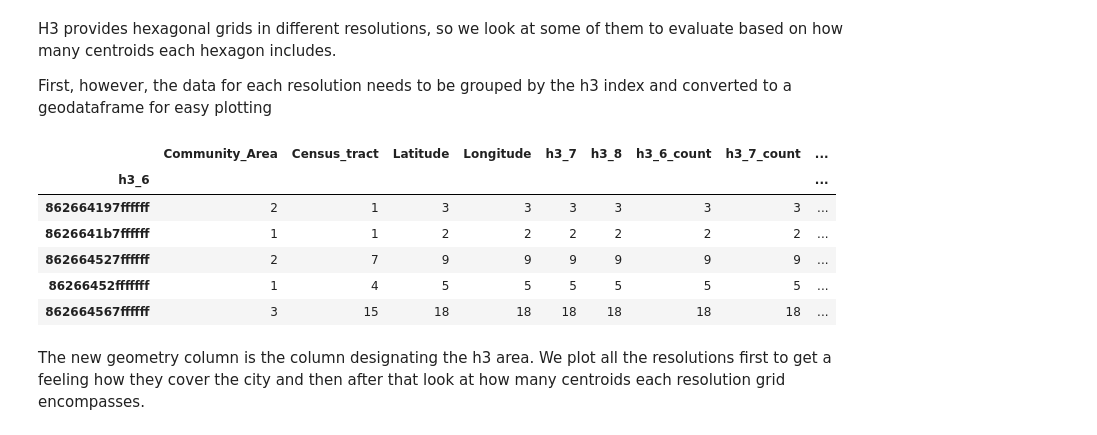
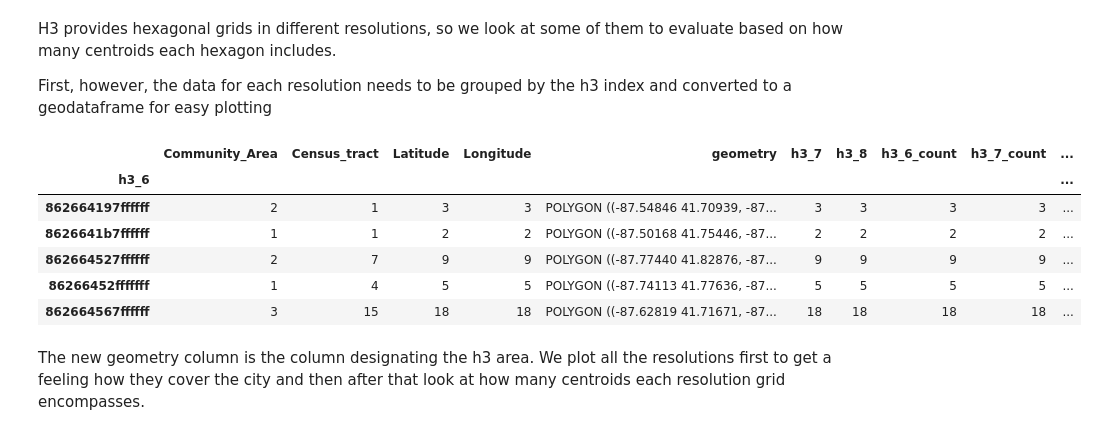
Before and after one commit to DominikH33/AAA-2023, a Jupyter notebook: 1_data_preperation.ipynb, the cells around one changed output. Saved outputs shown, nothing was run; the diff lists cells and outputs as text; code cells hidden in the pictures.

```diff
--- a/1_data_preperation.ipynb
+++ b/1_data_preperation.ipynb
@@ -210,0 +214,3 @@ marker_map
+# %%
+community_areas_geojson = gpd.read_file(f"{file_path}chicago_community_areas.geojson")
+community_areas_geojson.plot()
@@ -210,0 +220,3 @@ marker_map
+# %%
+census_tracts_geojson = gpd.read_file(f"{file_path}chicago_census_tracts.geojson")
+census_tracts_geojson.plot()
@@ -210,0 +255,5 @@ marker_map
+# %%
+geographic_data = community_centroids.merge(right=census_tracts_geojson.astype({"geoid10" : "float"})[["geoid10", "geometry"]], how="left", left_on="Census_tract", right_on="geoid10")
+geographic_data.update(community_centroids.merge(right=community_areas_geojson.astype({"area_num_1" : "float"}), how="left", left_on="Community_Area", right_on="area_num_1"),)
+geographic_data.drop("geoid10", axis=1, inplace=True)
+geographic_data
@@ -232,6 +283,6 @@ community_centroids
 # %%
-community_centroids["h3_6"] = community_centroids.apply(lambda x: h3.geo_to_h3(x.Latitude, x.Longitude, resolution=6), axis=1)
-community_centroids["h3_7"] = community_centroids.apply(lambda x: h3.geo_to_h3(x.Latitude, x.Longitude, resolution=7), axis=1)
-community_centroids["h3_8"] = community_centroids.apply(lambda x: h3.geo_to_h3(x.Latitude, x.Longitude, resolution=8), axis=1)
-community_centroids
+geographic_data["h3_6"] = geographic_data.apply(lambda x: h3.geo_to_h3(x.Latitude, x.Longitude, resolution=6), axis=1)
+geographic_data["h3_7"] = geographic_data.apply(lambda x: h3.geo_to_h3(x.Latitude, x.Longitude, resolution=7), axis=1)
+geographic_data["h3_8"] = geographic_data.apply(lambda x: h3.geo_to_h3(x.Latitude, x.Longitude, resolution=8), axis=1)
+geographic_data
 # %% [output]
@@ -253,28 +304,28 @@ H3 provides hexagonal grids in different resolutions, so we look at some of them
 
 First, however, the data for each resolution needs to be grouped by the h3 index and converted to a geodataframe for easy plotting
 # %%
-h3_centroids = community_centroids.copy()
-h3_centroids["h3_6_count"] = community_centroids["h3_6"]
-h3_centroids["h3_7_count"] = community_centroids["h3_7"]
-h3_centroids["h3_8_count"] = community_centroids["h3_8"]
+h3_centroids = geographic_data.copy()
+h3_centroids["h3_6_count"] = geographic_data["h3_6"]
+h3_centroids["h3_7_count"] = geographic_data["h3_7"]
+h3_centroids["h3_8_count"] = geographic_data["h3_8"]
 h3_centroids_6 = h3_centroids.groupby("h3_6").count()
 h3_centroids_7 = h3_centroids.groupby("h3_7").count()
 h3_centroids_8 = h3_centroids.groupby("h3_8").count()
 h3_centroids_geo_6 = pd.DataFrame(h3_centroids_6).h3.h3_to_geo_boundary()
 h3_centroids_geo_7 = pd.DataFrame(h3_centroids_7).h3.h3_to_geo_boundary()
 h3_centroids_geo_8 = pd.DataFrame(h3_centroids_8).h3.h3_to_geo_boundary()
 h3_centroids_geo_6["index"] = h3_centroids_geo_6.reset_index().index
 h3_centroids_geo_7["index"] = h3_centroids_geo_7.reset_index().index
 h3_centroids_geo_8["index"] = h3_centroids_geo_8.reset_index().index
 h3_centroids_geo_6.head(5)
 # %% [output]
-|  | Community_Area | Census_tract | Latitude | Longitude | h3_7 | h3_8 | h3_6_count | h3_7_count | ... |
-| h3_6 |  |  |  |  |  |  |  |  | ... |
-| 862664197ffffff | 2 | 1 | 3 | 3 | 3 | 3 | 3 | 3 | ... |
-| 8626641b7ffffff | 1 | 1 | 2 | 2 | 2 | 2 | 2 | 2 | ... |
-| 862664527ffffff | 2 | 7 | 9 | 9 | 9 | 9 | 9 | 9 | ... |
-| 86266452fffffff | 1 | 4 | 5 | 5 | 5 | 5 | 5 | 5 | ... |
-| 862664567ffffff | 3 | 15 | 18 | 18 | 18 | 18 | 18 | 18 | ... |
+|  | Community_Area | Census_tract | Latitude | Longitude | geometry | h3_7 | h3_8 | h3_6_count | h3_7_count | ... |
+| h3_6 |  |  |  |  |  |  |  |  |  | ... |
+| 862664197ffffff | 2 | 1 | 3 | 3 | POLYGON ((-87.54846 41.70939, -87... | 3 | 3 | 3 | 3 | ... |
+| 8626641b7ffffff | 1 | 1 | 2 | 2 | POLYGON ((-87.50168 41.75446, -87... | 2 | 2 | 2 | 2 | ... |
+| 862664527ffffff | 2 | 7 | 9 | 9 | POLYGON ((-87.77440 41.82876, -87... | 9 | 9 | 9 | 9 | ... |
+| 86266452fffffff | 1 | 4 | 5 | 5 | POLYGON ((-87.74113 41.77636, -87... | 5 | 5 | 5 | 5 | ... |
+| 862664567ffffff | 3 | 15 | 18 | 18 | POLYGON ((-87.62819 41.71671, -87... | 18 | 18 | 18 | 18 | ... |
 # %% [markdown]
 The new geometry column is the column designating the h3 area. We plot all the resolutions first to get a feeling how they cover the city and then after that look at how many centroids each resolution grid encompasses.
 # %% [markdown]
```
Also changed, not shown: parts of 31 cells of this notebook, 1 other file.
